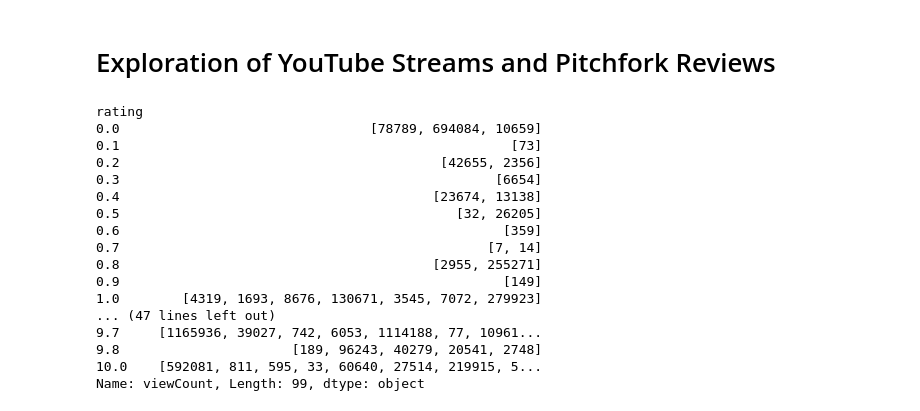
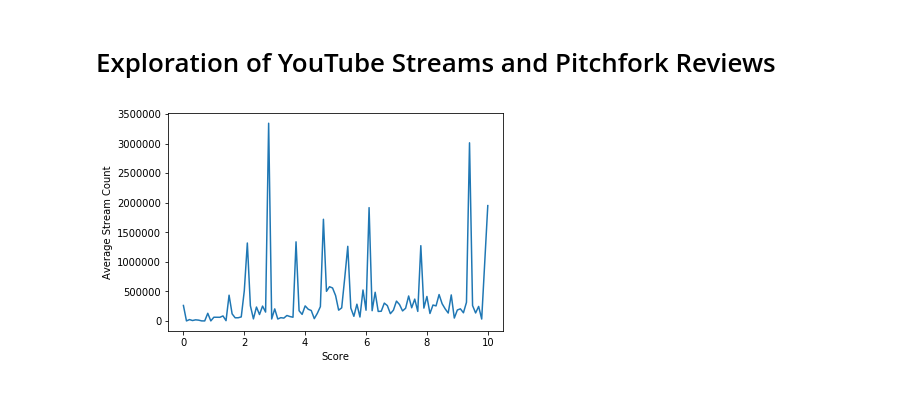
Before and after one commit to cfabian/pitchviews, a Jupyter notebook: numerical_analyses/streaming-exploration.ipynb, the cells around one changed output. Drawn from its saved outputs; the diff is of its cells as text; code cells hidden in the pictures.

```diff
--- a/numerical_analyses/streaming-exploration.ipynb
+++ b/numerical_analyses/streaming-exploration.ipynb
@@ -35,23 +35,12 @@ while 'LastEvaluatedKey' in response:
 df = pd.DataFrame(data)
 # %%
 df['rating'] = df['rating'].astype(float)
+df['viewCount'] = df['viewCount'].astype(float)
 g = df.groupby('rating')
-g.viewCount.unique()
+x = g.viewCount.describe()['mean']
+plt.plot(x)
+plt.xlabel('Score')
+plt.ylabel('Average Stream Count')
+plt.show()
 # %% [output]
-rating
-0.0                                [78789, 694084, 10659]
-0.1                                                  [73]
-0.2                                         [42655, 2356]
-0.3                                                [6654]
-0.4                                        [23674, 13138]
-0.5                                           [32, 26205]
-0.6                                                 [359]
-0.7                                               [7, 14]
-0.8                                        [2955, 255271]
-0.9                                                 [149]
-1.0        [4319, 1693, 8676, 130671, 3545, 7072, 279923]
-... (47 lines left out)
-9.7     [1165936, 39027, 742, 6053, 1114188, 77, 10961...
-9.8                      [189, 96243, 40279, 20541, 2748]
-10.0    [592081, 811, 595, 33, 60640, 27514, 219915, 5...
-Name: viewCount, Length: 99, dtype: object
+[figure, added]
```
Also changed, not shown: parts of 4 cells of this notebook, 2 other files.
